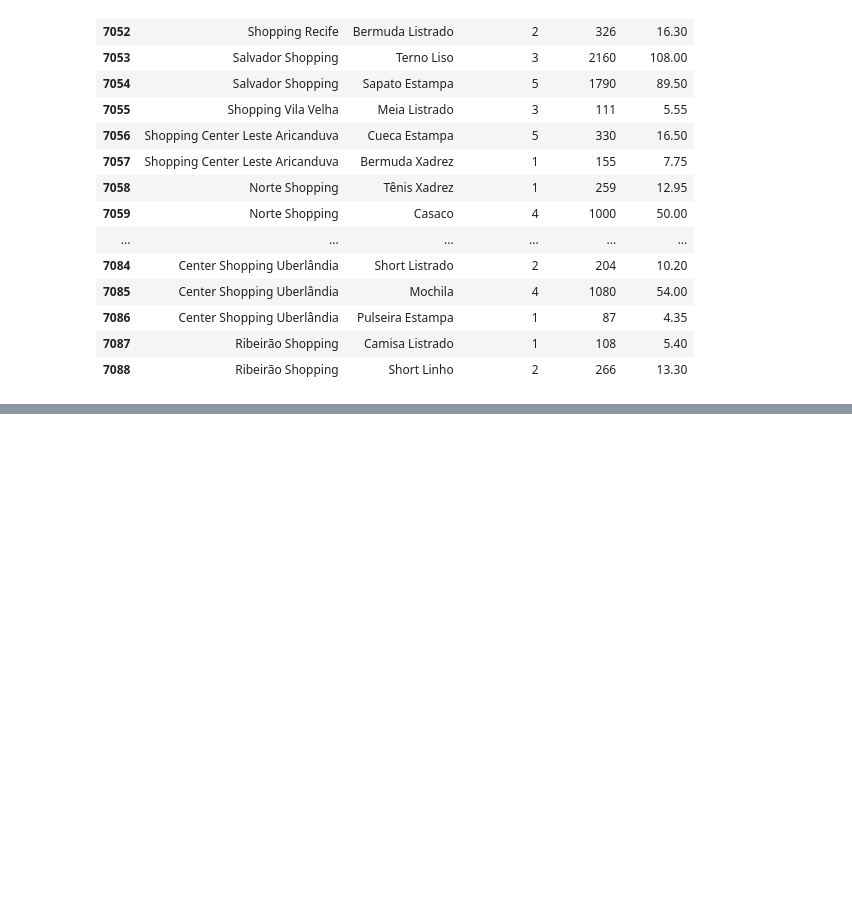
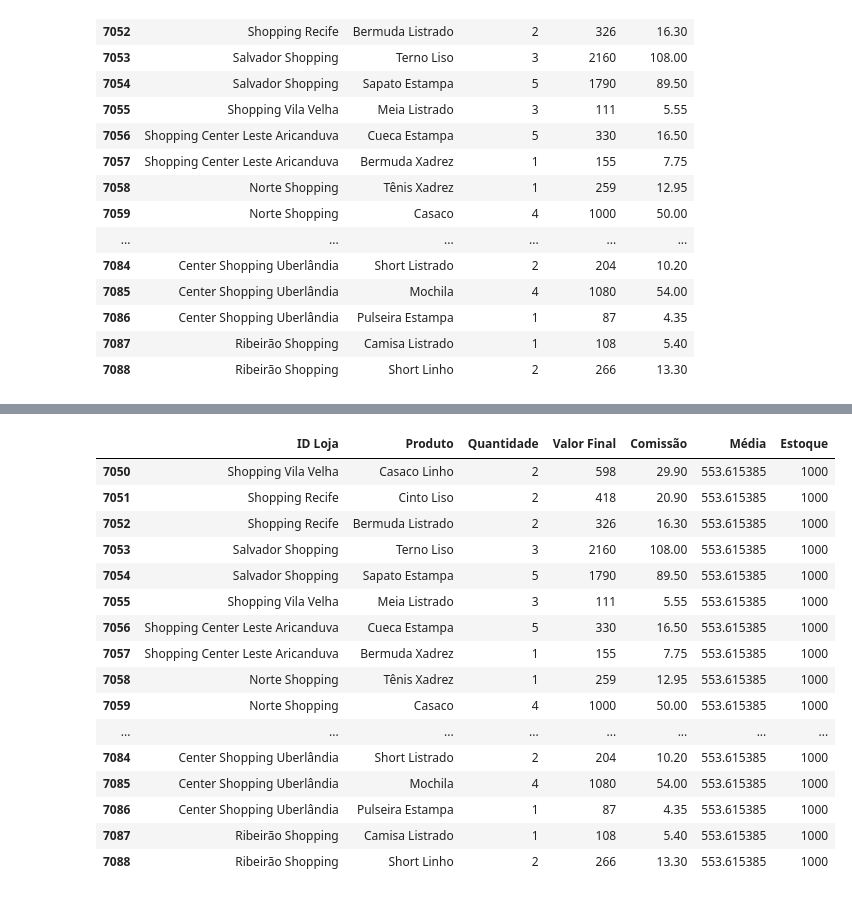
Before and after one commit to jeniferGoncalvesDaSilvaDev/pandas-python, a Jupyter notebook: pandas-learning.ipynb, the cells around one changed output, grey strips where cells are left out. Saved outputs shown, nothing was run; the diff lists cells and outputs as text; code cells hidden in the pictures; blank space fills up the shorter version.

```diff
--- a/pandas-learning.ipynb
+++ b/pandas-learning.ipynb
@@ -447,0 +375,21 @@ display(vendas_de_dezembro_df)
+# %%
+vendas_de_dezembro_df.loc[:,'Estoque']=1000
+display(vendas_de_dezembro_df)
+# %% [output]
+|  | ID Loja | Produto | Quantidade | Valor Final | Comissão | Média | Estoque |
+| 7050 | Shopping Vila Velha | Casaco Linho | 2 | 598 | 29.90 | 553.615385 | 1000 |
+| 7051 | Shopping Recife | Cinto Liso | 2 | 418 | 20.90 | 553.615385 | 1000 |
+| 7052 | Shopping Recife | Bermuda Listrado | 2 | 326 | 16.30 | 553.615385 | 1000 |
+| 7053 | Salvador Shopping | Terno Liso | 3 | 2160 | 108.00 | 553.615385 | 1000 |
+| 7054 | Salvador Shopping | Sapato Estampa | 5 | 1790 | 89.50 | 553.615385 | 1000 |
+| 7055 | Shopping Vila Velha | Meia Listrado | 3 | 111 | 5.55 | 553.615385 | 1000 |
+| 7056 | Shopping Center Leste Aricanduva | Cueca Estampa | 5 | 330 | 16.50 | 553.615385 | 1000 |
+| 7057 | Shopping Center Leste Aricanduva | Bermuda Xadrez | 1 | 155 | 7.75 | 553.615385 | 1000 |
+| 7058 | Norte Shopping | Tênis Xadrez | 1 | 259 | 12.95 | 553.615385 | 1000 |
+| 7059 | Norte Shopping | Casaco | 4 | 1000 | 50.00 | 553.615385 | 1000 |
+| ... | ... | ... | ... | ... | ... | ... | ... |
+| 7084 | Center Shopping Uberlândia | Short Listrado | 2 | 204 | 10.20 | 553.615385 | 1000 |
+| 7085 | Center Shopping Uberlândia | Mochila | 4 | 1080 | 54.00 | 553.615385 | 1000 |
+| 7086 | Center Shopping Uberlândia | Pulseira Estampa | 1 | 87 | 4.35 | 553.615385 | 1000 |
+| 7087 | Ribeirão Shopping | Camisa Listrado | 1 | 108 | 5.40 | 553.615385 | 1000 |
+| 7088 | Ribeirão Shopping | Short Linho | 2 | 266 | 13.30 | 553.615385 | 1000 |
```
Also changed, not shown: parts of 7 cells of this notebook.
